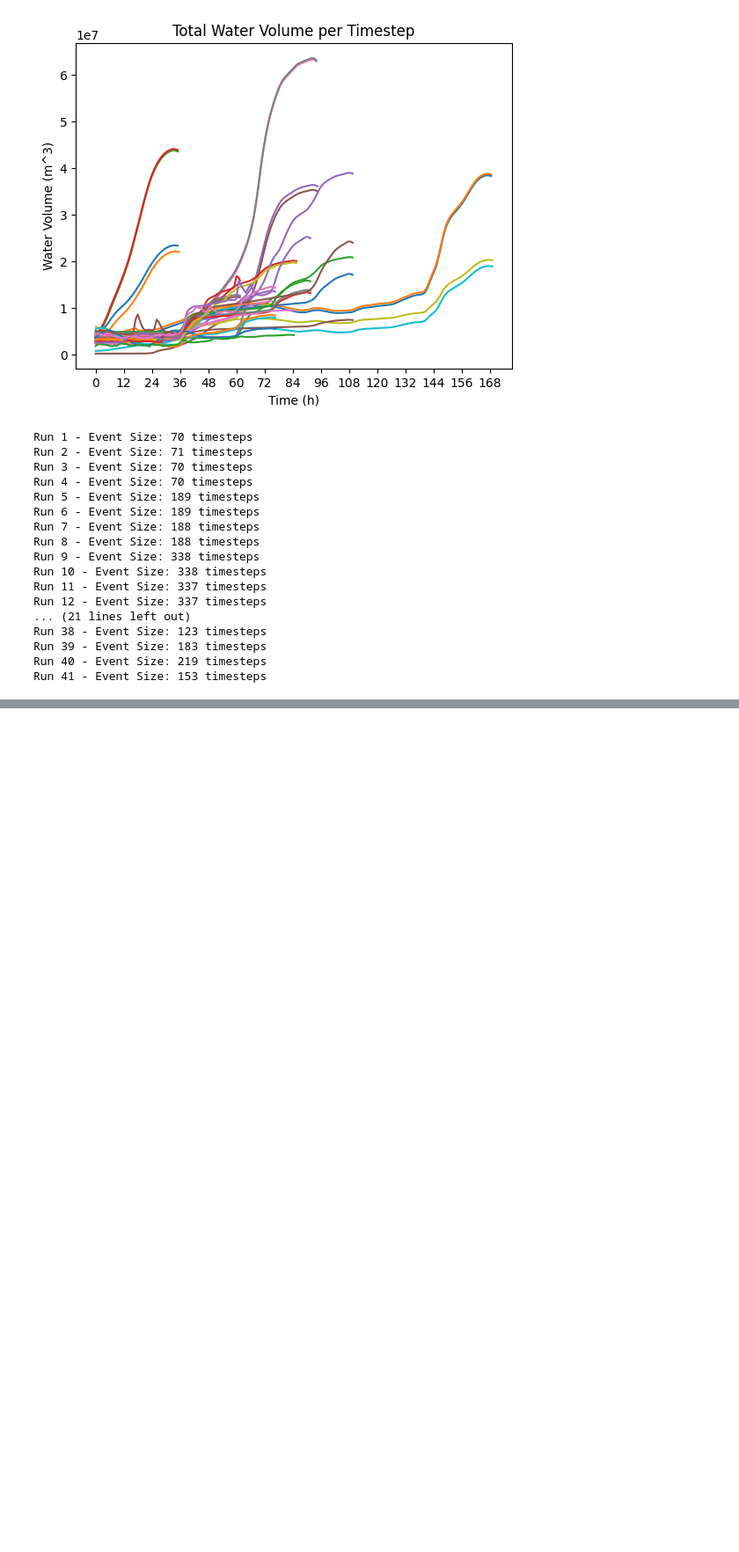
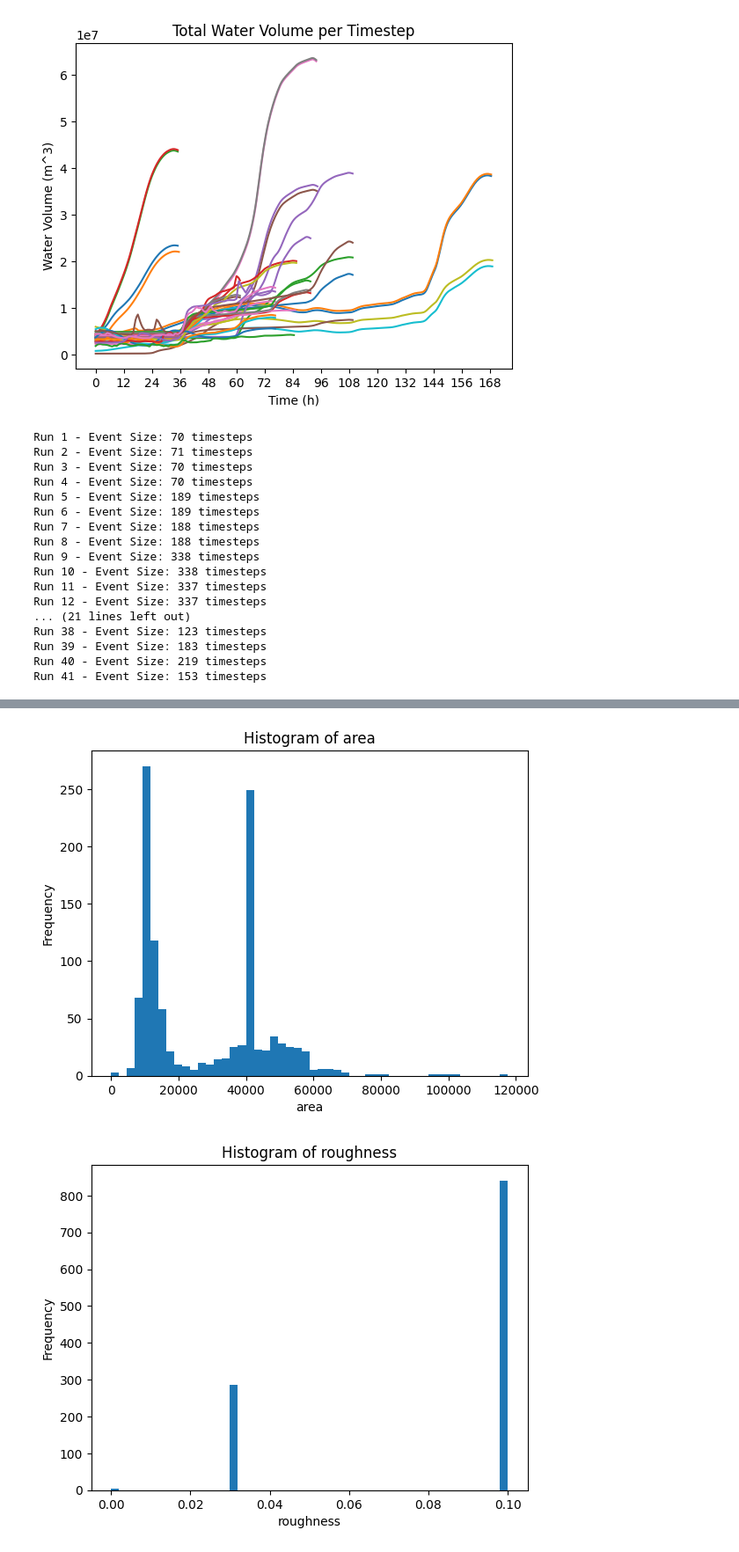
Before and after one commit to acostacos/dual_flood_gnn, a Jupyter notebook: eda.ipynb, the cells around one changed output, grey strips where cells are left out. Shown at 88% size. Saved outputs shown, nothing was run; the diff lists cells and outputs as text; code cells hidden in the pictures; blank space fills up the shorter version.

Commit message:
Fix Data Analysis for flooding data

```diff
--- a/eda.ipynb
+++ b/eda.ipynb
@@ -226,0 +230,20 @@ Feature: water_volume
+# %%
+constant_values_path = dataset.processed_paths[3]
+bins = 50
+
+static_features = FloodEventDataset.STATIC_NODE_FEATURES + FloodEventDataset.STATIC_EDGE_FEATURES
+feature_idxs = [*(range(dataset.num_static_node_features)), *(range(dataset.num_static_edge_features))]
+keys = [*(['static_nodes'] * dataset.num_static_node_features), *(['static_edges'] * dataset.num_static_edge_features)]
+for feature, index, key in zip(static_features, feature_idxs, keys):
+    data = np.load(constant_values_path)[key]
+    feature_data = data[:, index]
+    if dataset.is_normalized:
+        feature_data = dataset.normalizer.denormalize(feature, feature_data)
+    plt.hist(feature_data, bins=bins)
+    plt.title(f'Histogram of {feature}')
+    plt.xlabel(feature)
+    plt.ylabel('Frequency')
+    plt.show()
+# %% [output]
+[figure, added]
+[figure, added]
```
Also changed, not shown: parts of 4 cells of this notebook, 2 other files.
